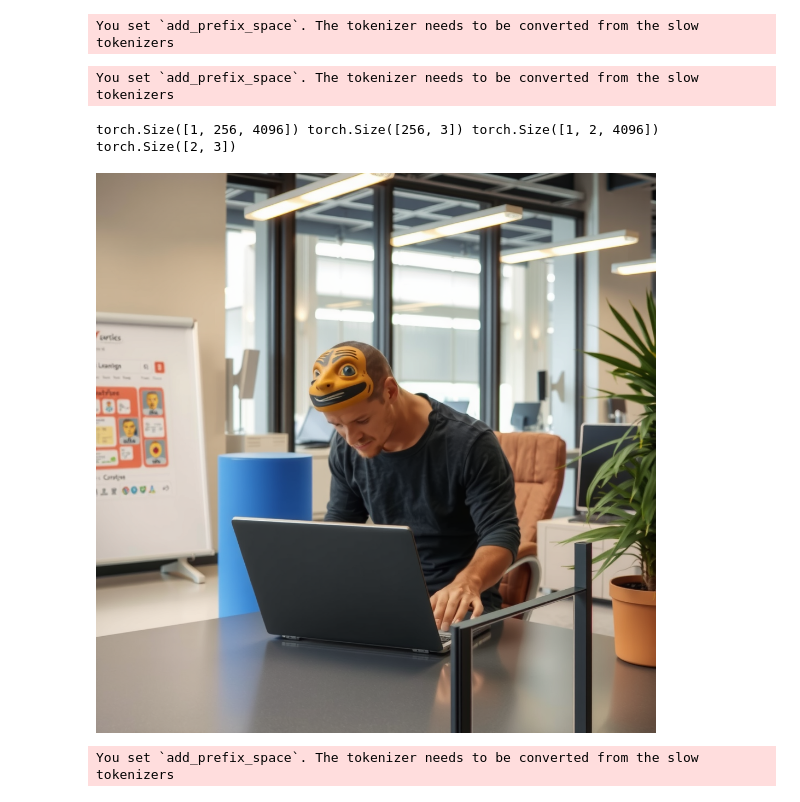
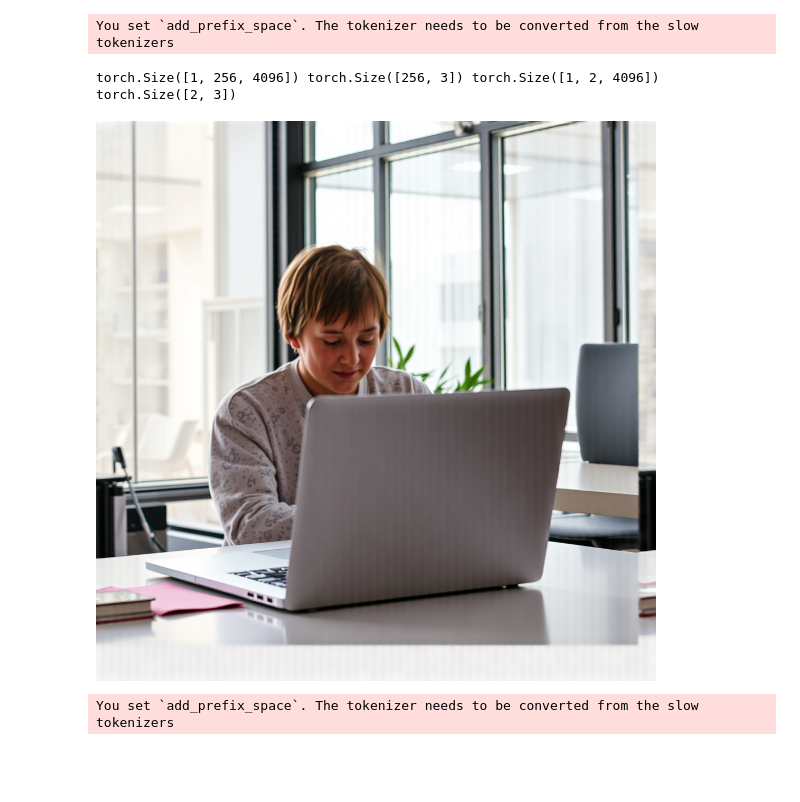
Before and after one commit to weathon/VSF, a Jupyter notebook: scripts/flux_compare.ipynb, the cells around one changed output. Drawn from its saved outputs; the diff is of its cells as text; code cells hidden in the pictures; blank space fills up the shorter version.

```diff
--- a/scripts/flux_compare.ipynb
+++ b/scripts/flux_compare.ipynb
@@ -18,19 +18,17 @@ with open("../prompts/test_prompts.json.new", "r") as f:
 # %%
 os.makedirs("flux_images", exist_ok=True)
 # %%
-import os
-os.environ["CUDA_VISIBLE_DEVICES"] = "1"
-import sys
-sys.path.append("../")
-import torch
-from src.flux_pipeline import VSFFluxPipeline
-# from src.sd3_pipeline import VSFStableDiffusion3Pipeline
-import numpy as np
-import imageio
+# import os
+# os.environ["CUDA_VISIBLE_DEVICES"] = "1"
+# import sys
+# sys.path.append("../")
+# import torch
+# from src.flux_pipeline import VSFFluxPipeline
+# # from src.sd3_pipeline import VSFStableDiffusion3Pipeline
+# import numpy as np
+# import imageio
 
-pipe = VSFFluxPipeline.from_pretrained("black-forest-labs/FLUX.1-schnell", torch_dtype=torch.bfloat16).to("cuda")
+# pipe = VSFFluxPipeline.from_pretrained("black-forest-labs/FLUX.1-schnell", torch_dtype=torch.bfloat16).to("cuda")
-# %% [output]
-You set `add_prefix_space`. The tokenizer needs to be converted from the slow tokenizers
 # %%
 # import os
 # os.environ["CUDA_VISIBLE_DEVICES"] = "1"
@@ -45,18 +43,18 @@ You set `add_prefix_space`. The tokenizer needs to be converted from the slow to
 # %%
 image = pipe(
     prompt="a machine learning scientist working on a laptop in a modern office",
     negative_prompt="male",
     guidance_scale=0.0,
-    num_inference_steps=8,
+    num_inference_steps=4,
     max_sequence_length=256,
-    scale=10,
+    scale=24,
     offset=0.1,
     generator=torch.Generator("cpu").manual_seed(42)
 ).images[0]
 image
 # %% [output]
 torch.Size([1, 256, 4096]) torch.Size([256, 3]) torch.Size([1, 2, 4096]) torch.Size([2, 3])
-[figure, old version]
+[figure, new version]
 # %%
 from diffusers import FluxPipeline
 import torch
```
Also changed, not shown: 14 other files.
